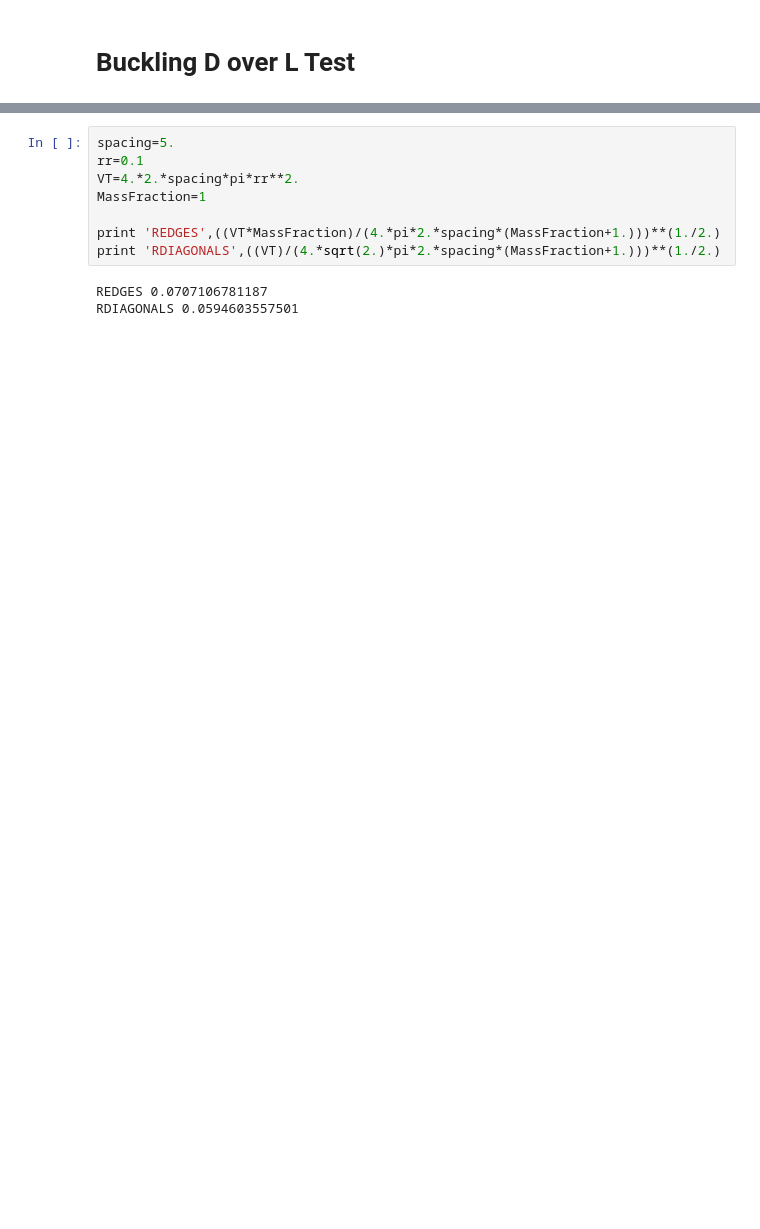
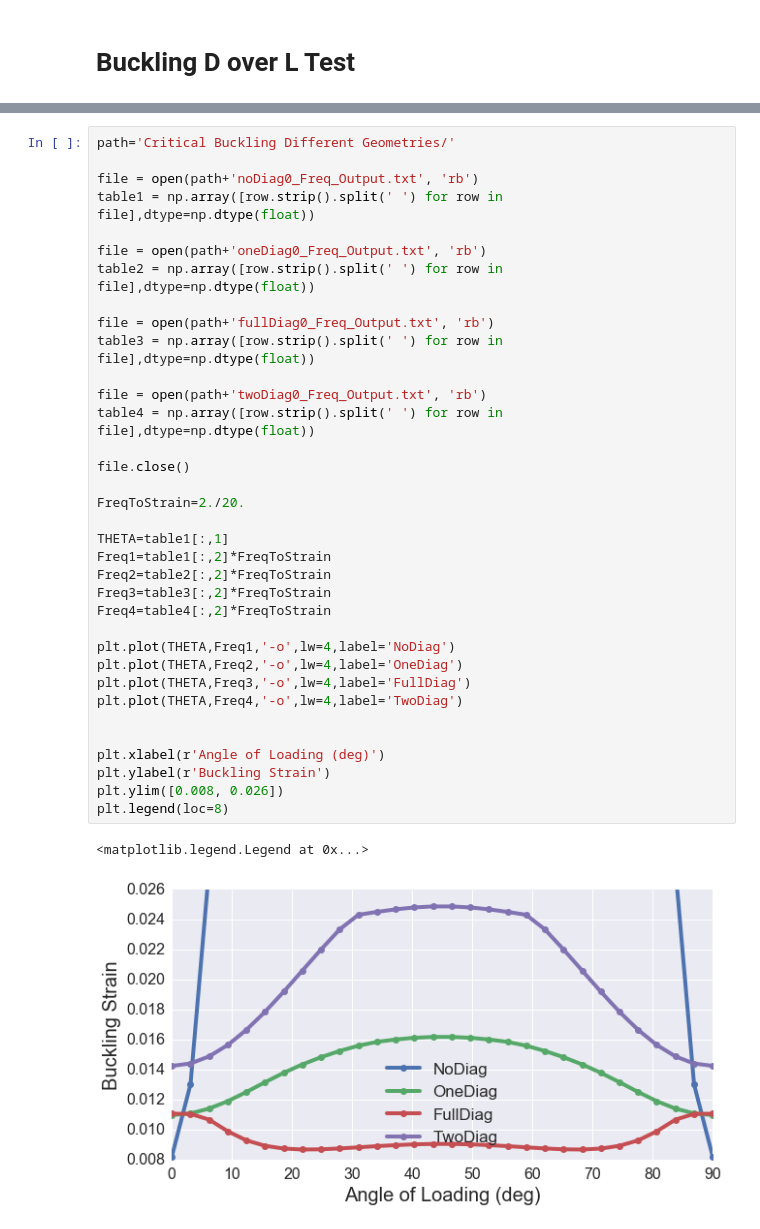
Before and after one commit to matheuscfernandes/hexactinellidsponge, a Jupyter notebook: Analysis.ipynb, the cells around one changed output, grey strips where cells are left out. Saved outputs shown, nothing was run; the diff lists cells and outputs as text; blank space fills up the shorter version.

```diff
--- a/Analysis.ipynb
+++ b/Analysis.ipynb
@@ -817,11 +244,38 @@ plt.gcf().set_size_inches(10,5)
-# %%
-spacing=5.
-rr=0.1
-VT=4.*2.*spacing*pi*rr**2.
-MassFraction=1
-
-print 'REDGES',((VT*MassFraction)/(4.*pi*2.*spacing*(MassFraction+1.)))**(1./2.)
-print 'RDIAGONALS',((VT)/(4.*sqrt(2.)*pi*2.*spacing*(MassFraction+1.)))**(1./2.)
-# %% [output]
-REDGES 0.0707106781187
-RDIAGONALS 0.0594603557501
+# %%
+path='Critical Buckling Different Geometries/'
+
+file = open(path+'noDiag0_Freq_Output.txt', 'rb')
+table1 = np.array([row.strip().split(' ') for row in file],dtype=np.dtype(float))
+
+file = open(path+'oneDiag0_Freq_Output.txt', 'rb')
+table2 = np.array([row.strip().split(' ') for row in file],dtype=np.dtype(float))
+
+file = open(path+'fullDiag0_Freq_Output.txt', 'rb')
+table3 = np.array([row.strip().split(' ') for row in file],dtype=np.dtype(float))
+
+file = open(path+'twoDiag0_Freq_Output.txt', 'rb')
+table4 = np.array([row.strip().split(' ') for row in file],dtype=np.dtype(float))
+
+file.close()
+
+FreqToStrain=2./20.
+
+THETA=table1[:,1]
+Freq1=table1[:,2]*FreqToStrain
+Freq2=table2[:,2]*FreqToStrain
+Freq3=table3[:,2]*FreqToStrain
+Freq4=table4[:,2]*FreqToStrain
+
+plt.plot(THETA,Freq1,'-o',lw=4,label='NoDiag')
+plt.plot(THETA,Freq2,'-o',lw=4,label='OneDiag')
+plt.plot(THETA,Freq3,'-o',lw=4,label='FullDiag')
+plt.plot(THETA,Freq4,'-o',lw=4,label='TwoDiag')
+
+
+plt.xlabel(r'Angle of Loading (deg)')
+plt.ylabel(r'Buckling Strain')
+plt.ylim([0.008, 0.026])
+plt.legend(loc=8)
+# %% [output]
+<matplotlib.legend.Legend at 0x...>
+[figure, added]
```
Also changed, not shown: parts of 30 cells of this notebook, 6 other files.
